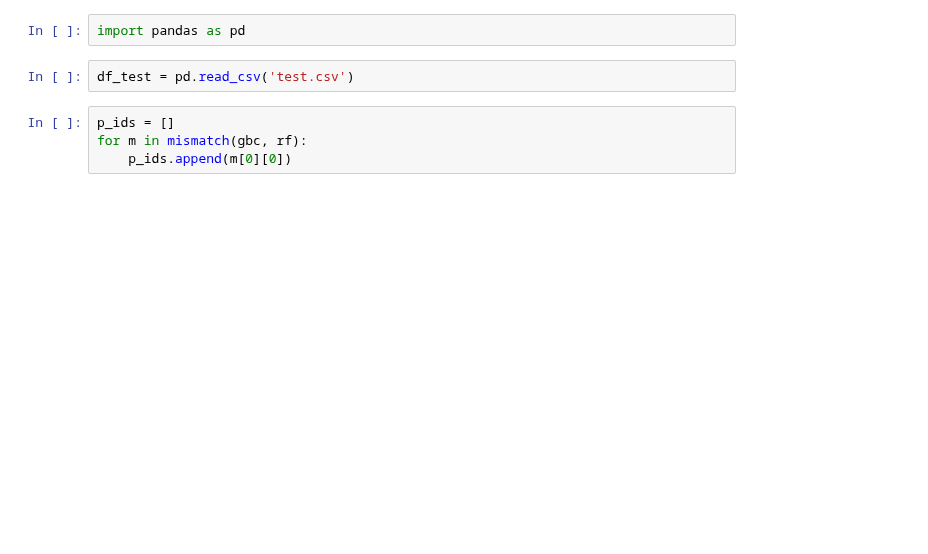
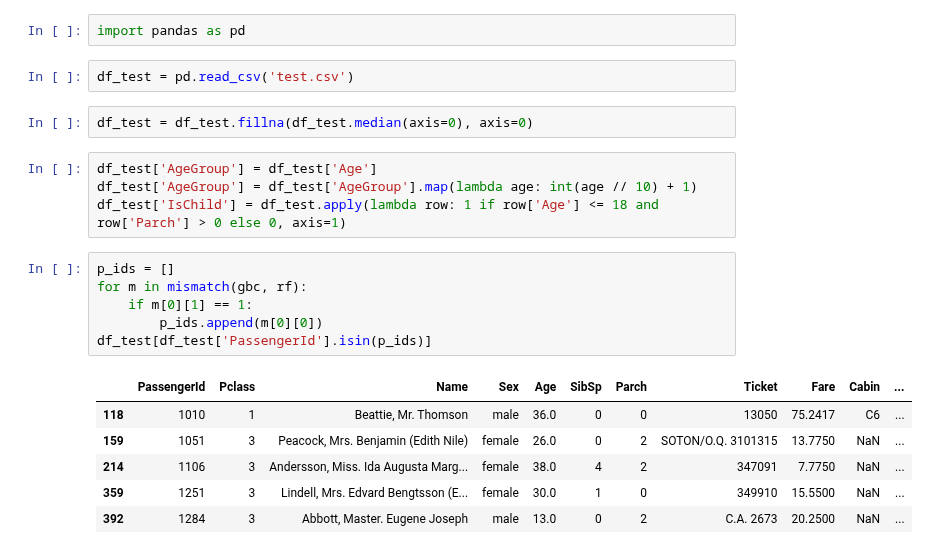
Before and after one commit to AndrewLrrr/otus-big-data, a Jupyter notebook: hw5/predictions_analysis.ipynb, the cells around one changed output. Cells and saved outputs as stored; diff of their text form; blank space fills up the shorter version.

```diff
--- a/hw5/predictions_analysis.ipynb
+++ b/hw5/predictions_analysis.ipynb
@@ -168,7 +160,22 @@ print_mismatch(knn, lr)
 import pandas as pd
 # %%
 df_test = pd.read_csv('test.csv')
+# %%
+df_test = df_test.fillna(df_test.median(axis=0), axis=0)
+# %%
+df_test['AgeGroup'] = df_test['Age']
+df_test['AgeGroup'] = df_test['AgeGroup'].map(lambda age: int(age // 10) + 1)
+df_test['IsChild'] = df_test.apply(lambda row: 1 if row['Age'] <= 18 and row['Parch'] > 0 else 0, axis=1)
 # %%
 p_ids = []
 for m in mismatch(gbc, rf):
-    p_ids.append(m[0][0])
+    if m[0][1] == 1:
+        p_ids.append(m[0][0])
+df_test[df_test['PassengerId'].isin(p_ids)]
+# %% [output]
+|  | PassengerId | Pclass | Name | Sex | Age | SibSp | Parch | Ticket | Fare | Cabin | ... |
+| 118 | 1010 | 1 | Beattie, Mr. Thomson | male | 36.0 | 0 | 0 | 13050 | 75.2417 | C6 | ... |
+| 159 | 1051 | 3 | Peacock, Mrs. Benjamin (Edith Nile) | female | 26.0 | 0 | 2 | SOTON/O.Q. 3101315 | 13.7750 | NaN | ... |
+| 214 | 1106 | 3 | Andersson, Miss. Ida Augusta Marg... | female | 38.0 | 4 | 2 | 347091 | 7.7750 | NaN | ... |
+| 359 | 1251 | 3 | Lindell, Mrs. Edvard Bengtsson (E... | female | 30.0 | 1 | 0 | 349910 | 15.5500 | NaN | ... |
+| 392 | 1284 | 3 | Abbott, Master. Eugene Joseph | male | 13.0 | 0 | 2 | C.A. 2673 | 20.2500 | NaN | ... |
```
Also changed, not shown: parts of 20 cells of this notebook, 1 other file.
